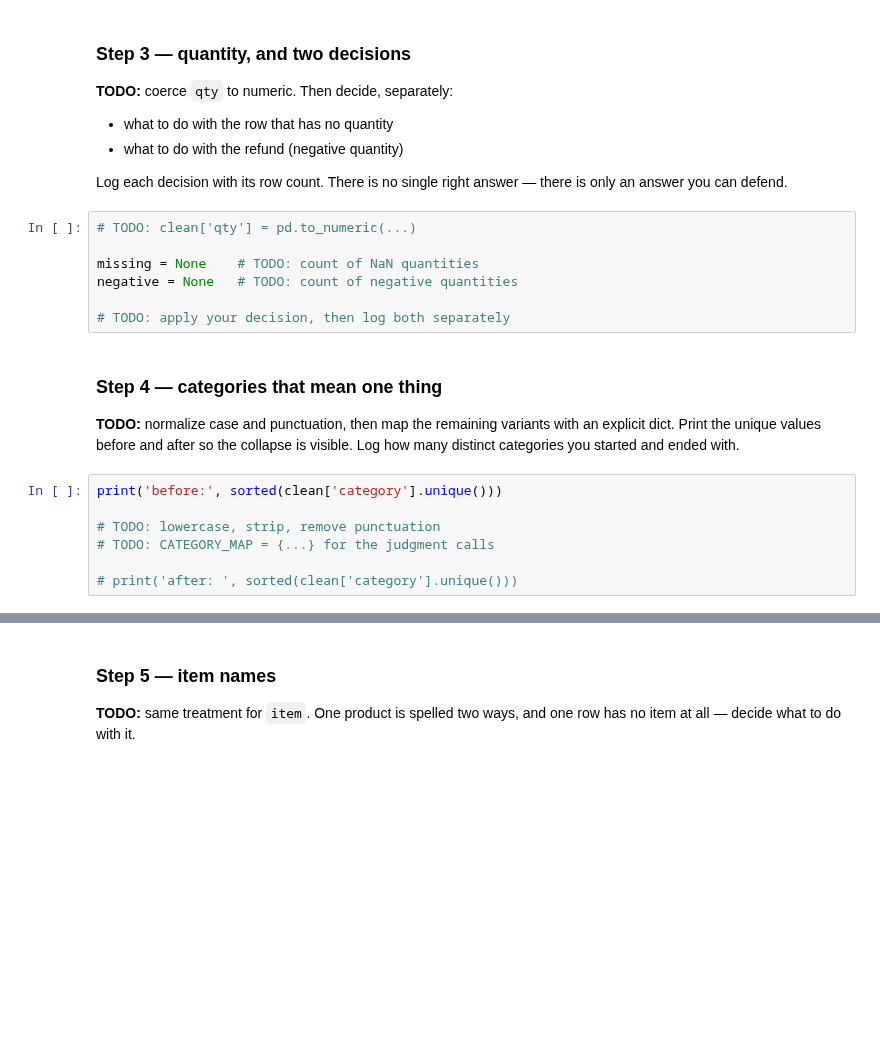
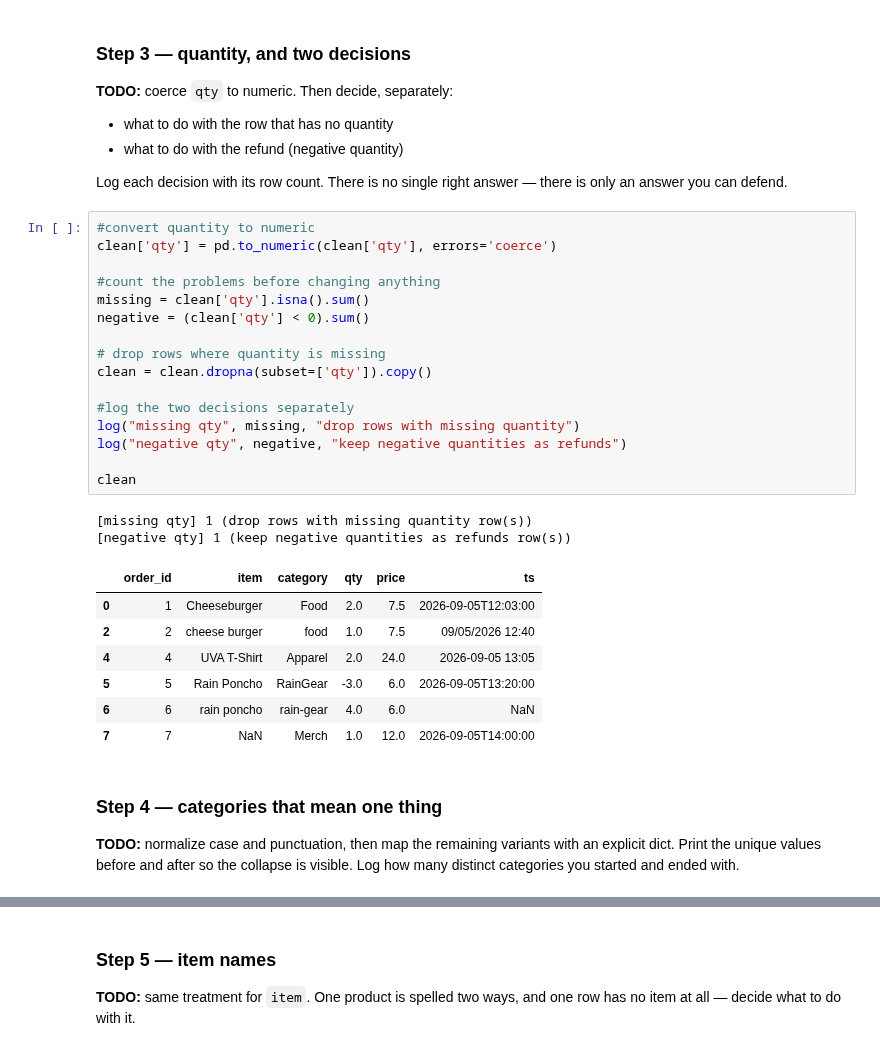
Before and after one commit to raffaellaalpaca-ai/ds2002-fa26, a Jupyter notebook: 2026_09_23_—_Cleaning_Clinic_—_Studio.ipynb, the cells around one changed output, grey strips where cells are left out. Drawn from its saved outputs; the diff is of its cells as text; blank space fills up the shorter version.

```diff
--- a/2026_09_23_—_Cleaning_Clinic_—_Studio.ipynb
+++ b/2026_09_23_—_Cleaning_Clinic_—_Studio.ipynb
@@ -86,21 +144,33 @@ clean =    None  # TODO: df with duplicates dropped, copied
 - what to do with the refund (negative quantity)
 
 Log each decision with its row count. There is no single right answer — there is only an answer you can defend.
-# %%
-# TODO: clean['qty'] = pd.to_numeric(...)
-
-missing = None    # TODO: count of NaN quantities
-negative = None   # TODO: count of negative quantities
-
-# TODO: apply your decision, then log both separately
+# %%
+#convert quantity to numeric
+clean['qty'] = pd.to_numeric(clean['qty'], errors='coerce')
+
+#count the problems before changing anything
+missing = clean['qty'].isna().sum()
+negative = (clean['qty'] < 0).sum()
+
+# drop rows where quantity is missing
+clean = clean.dropna(subset=['qty']).copy()
+
+#log the two decisions separately
+log("missing qty", missing, "drop rows with missing quantity")
+log("negative qty", negative, "keep negative quantities as refunds")
+
+clean
+# %% [output]
+[missing qty] 1 (drop rows with missing quantity row(s))
+[negative qty] 1 (keep negative quantities as refunds row(s))
+|  | order_id | item | category | qty | price | ts |
+| 0 | 1 | Cheeseburger | Food | 2.0 | 7.5 | 2026-09-05T12:03:00 |
+| 2 | 2 | cheese burger | food | 1.0 | 7.5 | 09/05/2026 12:40 |
+| 4 | 4 | UVA T-Shirt | Apparel | 2.0 | 24.0 | 2026-09-05 13:05 |
+| 5 | 5 | Rain Poncho | RainGear | -3.0 | 6.0 | 2026-09-05T13:20:00 |
+| 6 | 6 | rain poncho | rain-gear | 4.0 | 6.0 | NaN |
+| 7 | 7 | NaN | Merch | 1.0 | 12.0 | 2026-09-05T14:00:00 |
 # %% [markdown]
 ### Step 4 — categories that mean one thing
 
 **TODO:** normalize case and punctuation, then map the remaining variants with an explicit dict. Print the unique values before and after so the collapse is visible. Log how many distinct categories you started and ended with.
-# %%
-print('before:', sorted(clean['category'].unique()))
-
-# TODO: lowercase, strip, remove punctuation
-# TODO: CATEGORY_MAP = {...} for the judgment calls
-
-# print('after: ', sorted(clean['category'].unique()))
```
Also changed, not shown: parts of 19 cells of this notebook.
